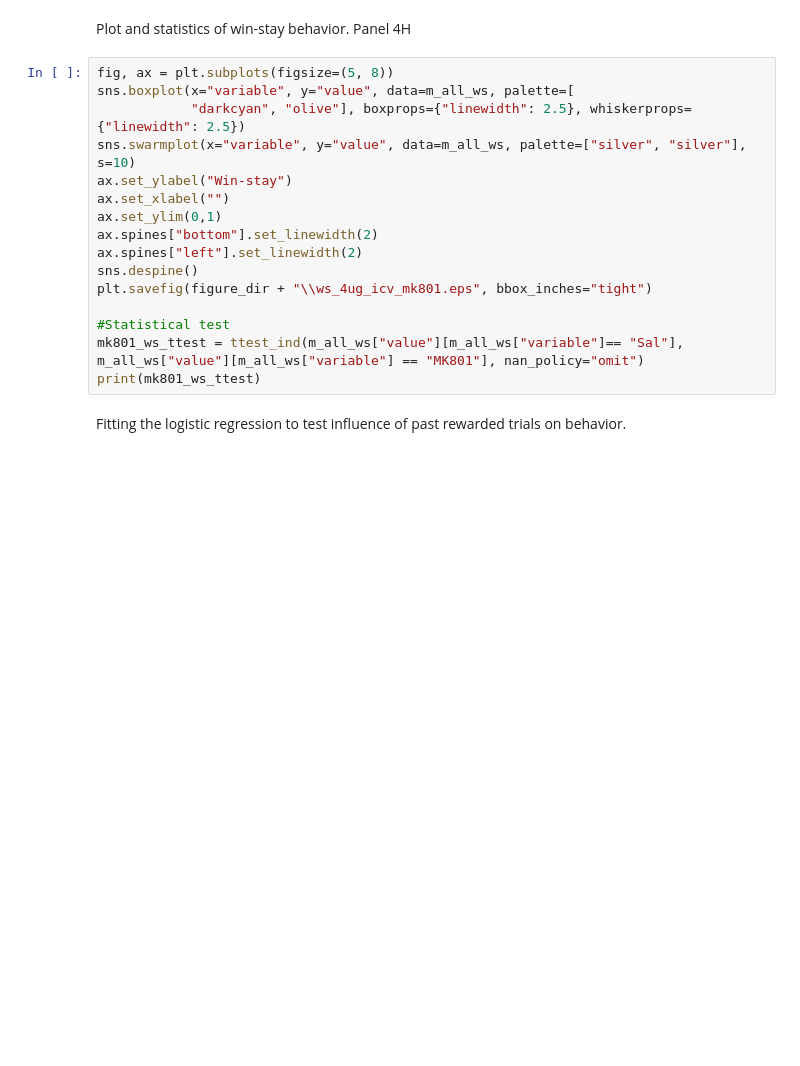
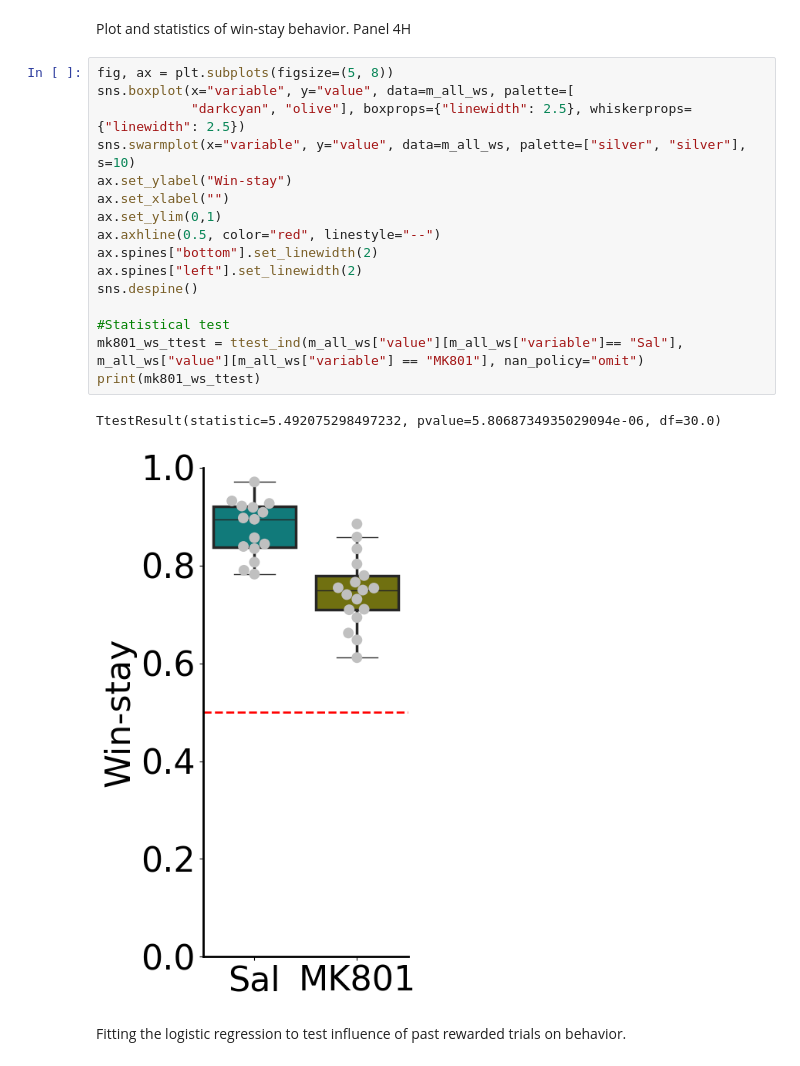
Before and after one commit to AlexLM96/Legaria_etal_2025, a Jupyter notebook: analyses/Figure_3.ipynb, the cells around one changed output. Saved outputs shown, nothing was run; the diff lists cells and outputs as text; blank space fills up the shorter version.

```diff
--- a/analyses/Figure_3.ipynb
+++ b/analyses/Figure_3.ipynb
@@ -295,19 +512,22 @@ Plot and statistics of win-stay behavior. Panel 4H
 # %%
 fig, ax = plt.subplots(figsize=(5, 8))
 sns.boxplot(x="variable", y="value", data=m_all_ws, palette=[
             "darkcyan", "olive"], boxprops={"linewidth": 2.5}, whiskerprops={"linewidth": 2.5})
 sns.swarmplot(x="variable", y="value", data=m_all_ws, palette=["silver", "silver"], s=10)
 ax.set_ylabel("Win-stay")
 ax.set_xlabel("")
 ax.set_ylim(0,1)
+ax.axhline(0.5, color="red", linestyle="--")
 ax.spines["bottom"].set_linewidth(2)
 ax.spines["left"].set_linewidth(2)
 sns.despine()
-plt.savefig(figure_dir + "\\ws_4ug_icv_mk801.eps", bbox_inches="tight")
 
 #Statistical test
 mk801_ws_ttest = ttest_ind(m_all_ws["value"][m_all_ws["variable"]== "Sal"], m_all_ws["value"][m_all_ws["variable"] == "MK801"], nan_policy="omit")
 print(mk801_ws_ttest)
+# %% [output]
+TtestResult(statistic=5.492075298497232, pvalue=5.8068734935029094e-06, df=30.0)
+[figure, added]
 # %% [markdown]
 Fitting the logistic regression to test influence of past rewarded trials on behavior.
 # %%
```
Also changed, not shown: parts of 29 cells of this notebook, 1 other file.
